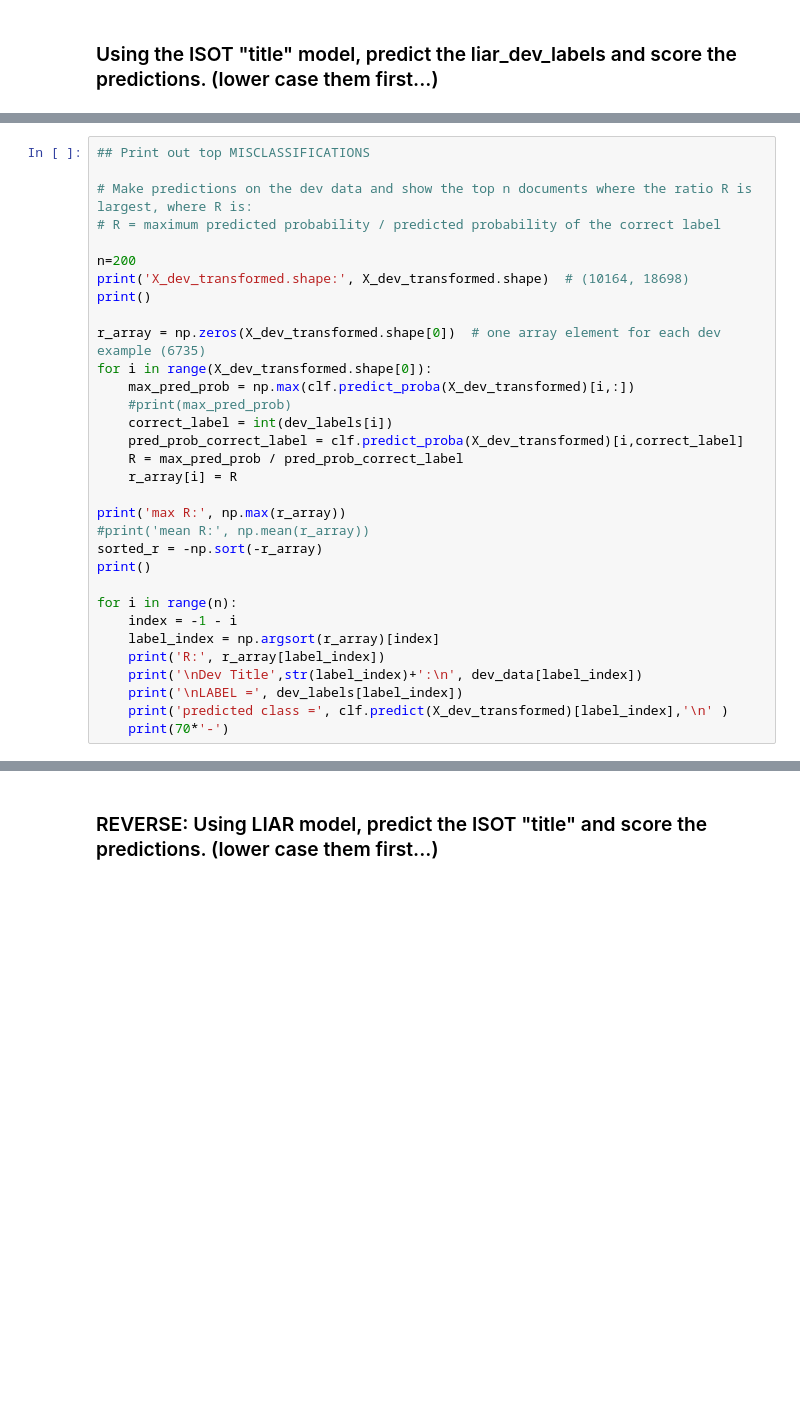
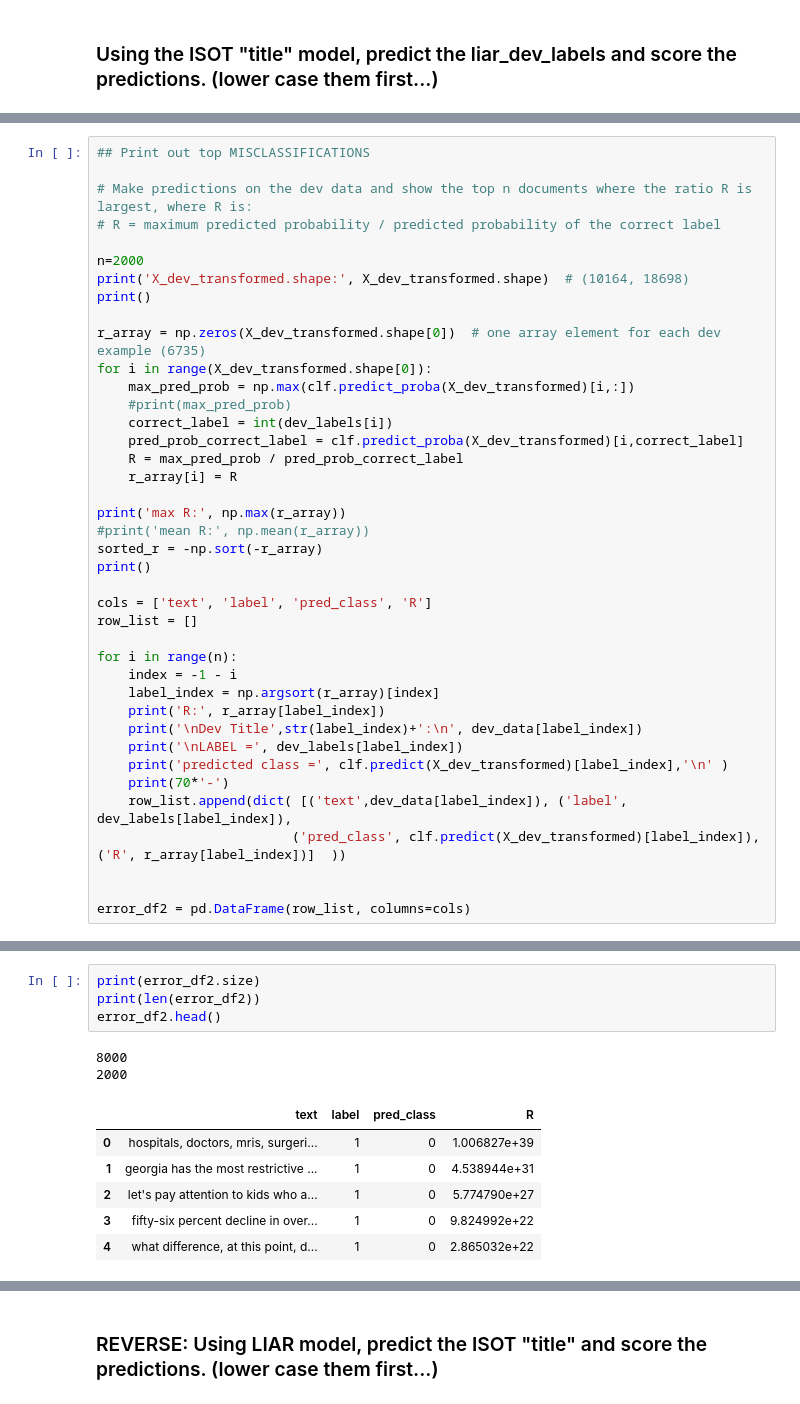
Before and after one commit to UCB-W266-Liar-Project-AJS/w266-final-project, a Jupyter notebook: w266project_AA_JM_SS_Baseline_Models.ipynb, the cells around one changed output, grey strips where cells are left out. Cells and saved outputs as stored; diff of their text form; blank space fills up the shorter version.

```diff
--- a/w266project_AA_JM_SS_Baseline_Models.ipynb
+++ b/w266project_AA_JM_SS_Baseline_Models.ipynb
@@ -1543,7 +1784,7 @@ print(dev_data)
 # Make predictions on the dev data and show the top n documents where the ratio R is largest, where R is:
 # R = maximum predicted probability / predicted probability of the correct label
 
-n=200
+n=2000
 print('X_dev_transformed.shape:', X_dev_transformed.shape)  # (10164, 18698)
 print()
 
@@ -1561,6 +1802,9 @@ print('max R:', np.max(r_array))
 sorted_r = -np.sort(-r_array)
 print()
 
+cols = ['text', 'label', 'pred_class', 'R']
+row_list = []
+
 for i in range(n):
     index = -1 - i
     label_index = np.argsort(r_array)[index]
@@ -1569,4 +1813,9 @@ for i in range(n):
     print('\nLABEL =', dev_labels[label_index])
     print('predicted class =', clf.predict(X_dev_transformed)[label_index],'\n' )
     print(70*'-')
+    row_list.append(dict( [('text',dev_data[label_index]), ('label', dev_labels[label_index]),
+                         ('pred_class', clf.predict(X_dev_transformed)[label_index]), ('R', r_array[label_index])]  ))
+
+
+error_df2 = pd.DataFrame(row_list, columns=cols)
 # %% [output]
@@ -1589,0 +1839,13 @@ predicted class = 0
+# %%
+print(error_df2.size)
+print(len(error_df2))
+error_df2.head()
+# %% [output]
+8000
+2000
+|  | text | label | pred_class | R |
+| 0 | hospitals, doctors, mris, surgeri... | 1 | 0 | 1.006827e+39 |
+| 1 | georgia has the most restrictive ... | 1 | 0 | 4.538944e+31 |
+| 2 | let's pay attention to kids who a... | 1 | 0 | 5.774790e+27 |
+| 3 | fifty-six percent decline in over... | 1 | 0 | 9.824992e+22 |
+| 4 | what difference, at this point, d... | 1 | 0 | 2.865032e+22 |
```
Also changed, not shown: parts of 95 cells of this notebook, 58 other files.
